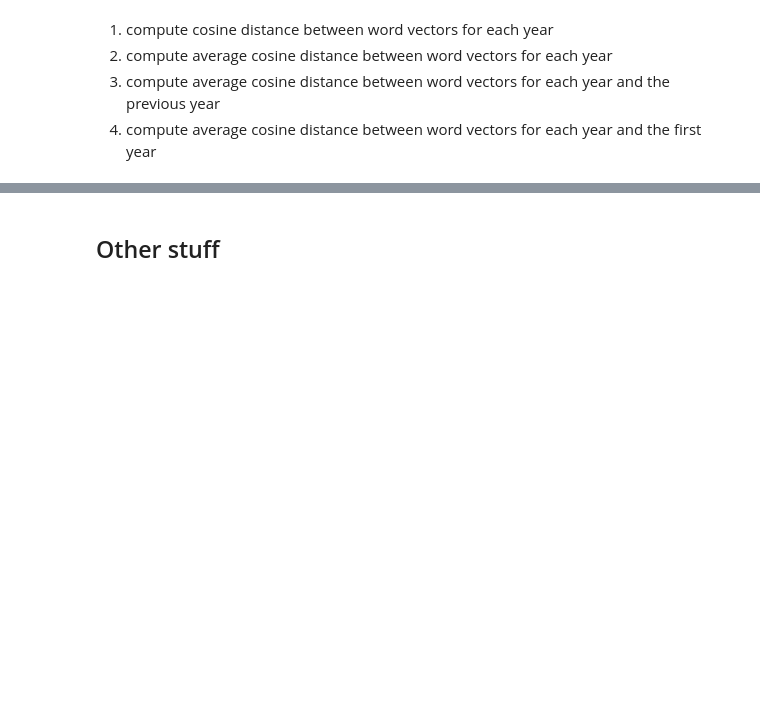
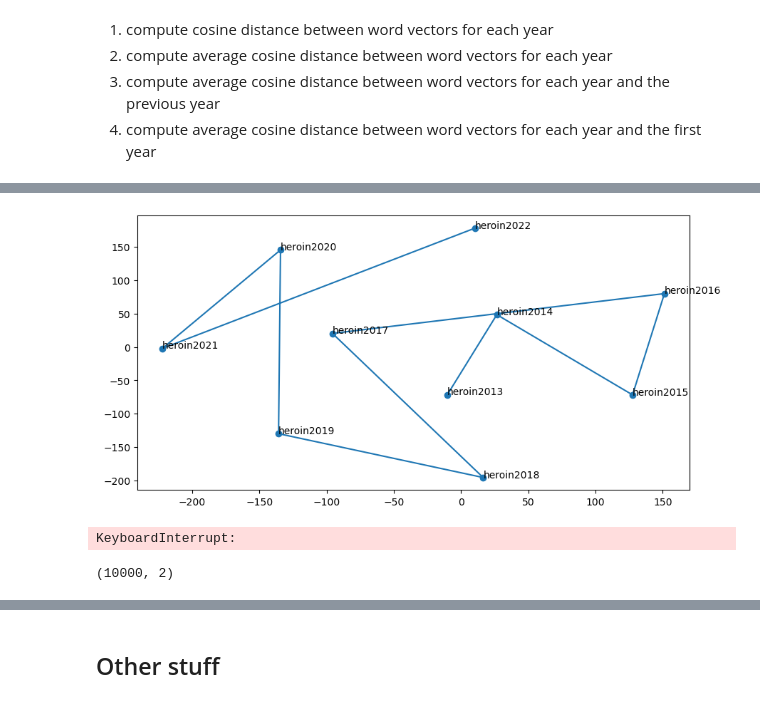
Before and after one commit to social-nlp-lab/drugs_in_inquirer, a Jupyter notebook: make-tsne-plot2.ipynb, the cells around one changed output, grey strips where cells are left out. Saved outputs shown, nothing was run; the diff lists cells and outputs as text; code cells hidden in the pictures; blank space fills up the shorter version.

```diff
--- a/make-tsne-plot2.ipynb
+++ b/make-tsne-plot2.ipynb
@@ -108,8 +72,0 @@ models[1].wv.vectors.shape, models[2].wv.vectors.shape)
-# %%
-matrices = [embedding.wv.vectors for embedding in models]
-
-# align all 10 embeddings
-
-for i in range(1, len(matrices)):
-    aligned = orthogonal_procrustes(matrices[0], matrices[i])
-    matrices[i] = aligned[1]
@@ -126,0 +320,54 @@ ValueError: expected ndim to be 2, but observed 0
+# %%
+# plot the embeddings
+import matplotlib.pyplot as plt
+
+# add labels to tsne embeddings
+labels = []
+for i in range(len(years)):
+    # year = years[i]
+    # top = top_words[i]
+    # labels.append(distances[i])
+    lab = word + str(years[i])
+    labels.append(lab)
+# %%
+
+# plot the embeddings
+fig, ax = plt.subplots(figsize=(10, 5))
+x = tsne_embeddings[:,0]
+y = tsne_embeddings[:,1]
+ax.plot(x, y, marker="o")
+# label the most similar word
+for i in range(len(years)):
+    ax.annotate(labels[i], (x[i], y[i]))
+
+# plot similar words
+
+
+# ax.plot(tsne_embeddings[:,0], tsne_embeddings[:,1], marker="o", label=labels)
+
+# legend
+# ax.legend(["opioid"])
+
+# label the most similar word
+# for i in range(len(years)):
+#     ax.annotate(top_words[i], (years[i], tsne_embeddings[i]))
+# ax.set_title("t-SNE Embeddings for the Word 'Opioid' Over Time")
+# ax.set_xlabel("Year")
+# ax.set_ylabel("t-SNE Embedding")
+# %% [output]
+[figure, added]
+# %%
+# add the normalized words to the plot
+# tsne of whole corpus and then plot the words on the plot
+# get the tsne embeddings
+tsne = TSNE(perplexity=30, n_components=2, init='pca', metric="cosine", n_iter=5000)
+tsne_embeddings = tsne.fit_transform(np.vstack(temporal_word_embeddings))
+# plot the embeddings
+fig, ax = plt.subplots(figsize=(10, 5))
+x = tsne_embeddings[:,0]
+y = tsne_embeddings[:,1]
+ax.plot(x, y)
+# layer the tsne embedding of the word on top
+ax.scatter(tsne_embeddings_heroin[:,0], tsne_embeddings_heroin[:,1], marker="o", label=labels)
+# %% [output]
+KeyboardInterrupt:
@@ -126,0 +404,4 @@ ValueError: expected ndim to be 2, but observed 0
+# %%
+embedded_vectors[2013]
+# %% [output]
+(10000, 2)
```
Also changed, not shown: parts of 27 cells of this notebook, 2 other files.
